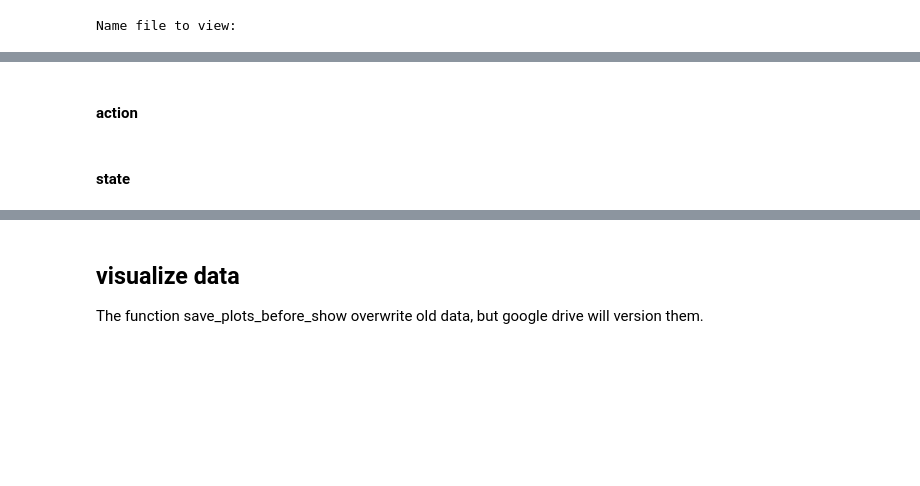
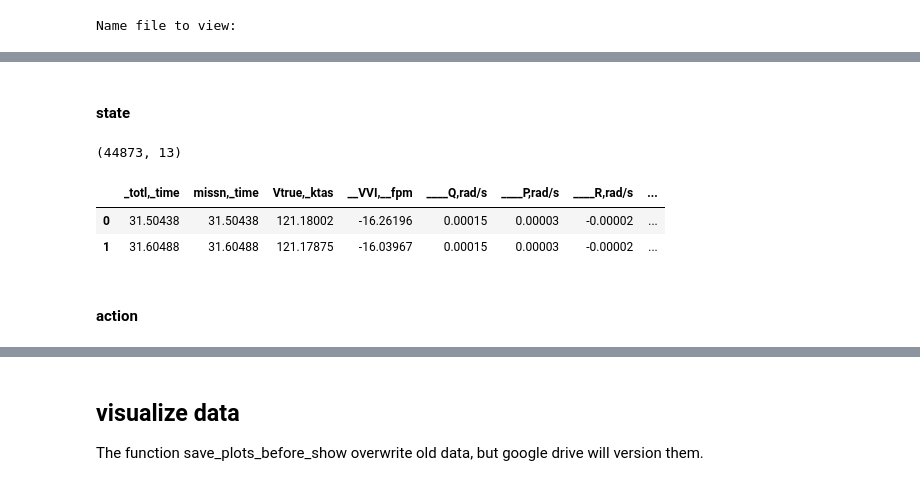
Before and after one commit to CrowdSalat/ann-dynamical-systems, a Jupyter notebook: explore_xplane_data.ipynb, the cells around one changed output, grey strips where cells are left out. Saved outputs shown, nothing was run; the diff lists cells and outputs as text; code cells hidden in the pictures; blank space fills up the shorter version.

```diff
--- a/explore_xplane_data.ipynb
+++ b/explore_xplane_data.ipynb
@@ -155,4 +191,51 @@ Current viewed file is: "dataset_00.csv"
+# %% [markdown]
+#### state
+# %%
+m_time      = '   missn,_time '
+z_time      = '   _zulu,_time '
+t_time      = '   _totl,_time '
+yaw_v       = '   ____Q,rad/s '
+heading_mag = '   hding,__mag '
+yaw_deg     = '   _beta,__deg '
+roll_deg    = '   _roll,__deg '
+roll_v      = '   ____R,rad/s '
+pitch_deg   = '   pitch,__deg '
+pitch_v     = '   ____P,rad/s '
+alt         = '   __alt,ftmsl '
+vv          = '   __VVI,__fpm '
+v           = '   Vtrue,_ktas '
+rpm_prop    = '   rpm_1,_prop '
+throttle     = '   thro1,_part '
+
+state = [ m_time,
+          t_time,
+          yaw_v,
+          yaw_deg,
+          roll_deg,
+          roll_v,
+          pitch_deg,
+          pitch_v,
+          vv,
+          alt,
+          v,
+          rpm_prop,
+          throttle,
+        ]
+
+#all_columns = headers[file0]
+
+df = load_xplane_csv(current_file, state)
+
+shape = df.shape
+min_val = df.max(axis=0)
+max_val = df.min(axis=0)
+
+print(shape)
+df.head(2)
+# %% [output]
+(44873, 13)
+|  | _totl,_time | missn,_time | Vtrue,_ktas | __VVI,__fpm | ____Q,rad/s | ____P,rad/s | ____R,rad/s | ... |
+| 0 | 31.50438 | 31.50438 | 121.18002 | -16.26196 | 0.00015 | 0.00003 | -0.00002 | ... |
+| 1 | 31.60488 | 31.60488 | 121.17875 | -16.03967 | 0.00015 | 0.00003 | -0.00002 | ... |
 # %% [markdown]
 #### action
-# %% [markdown]
-#### state
```
Also changed, not shown: parts of 8 cells of this notebook.
